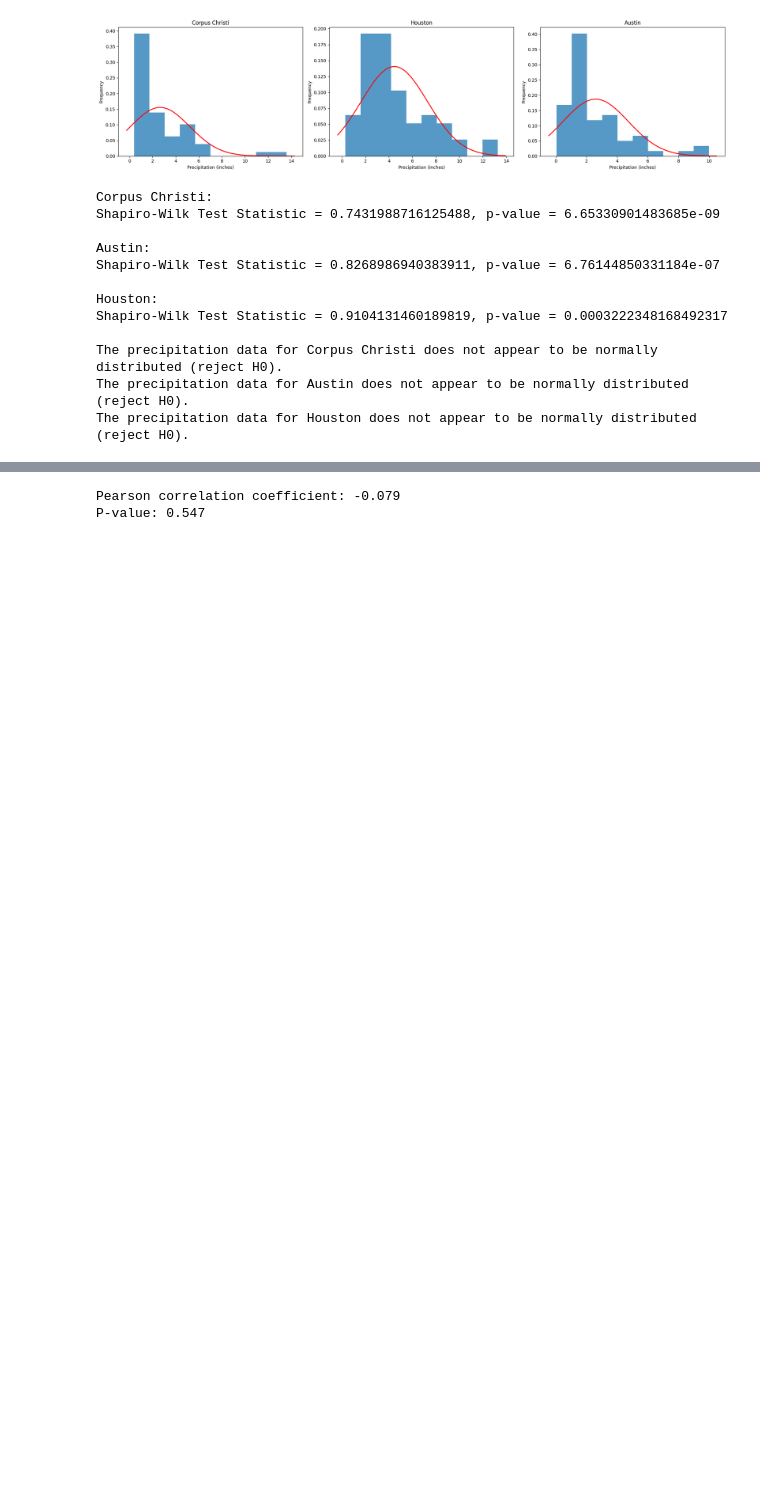
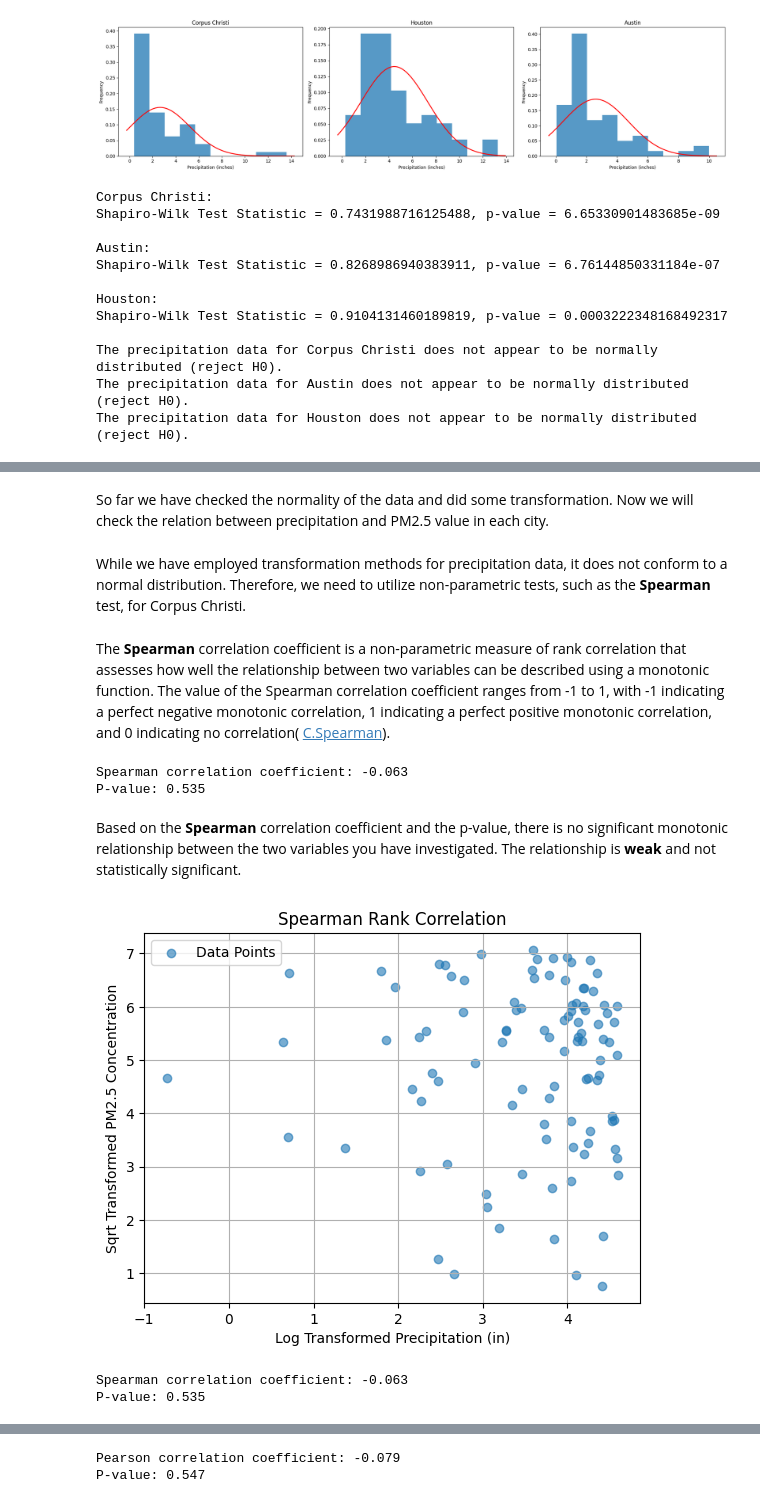
Before and after one commit to dhrutijoshi11/HypothesisTesting, a Jupyter notebook: Precipitation_PM_2_5_HN.ipynb, the cells around one changed output, grey strips where cells are left out. Saved outputs shown, nothing was run; the diff lists cells and outputs as text; code cells hidden in the pictures; blank space fills up the shorter version.

```diff
--- a/Precipitation_PM_2_5_HN.ipynb
+++ b/Precipitation_PM_2_5_HN.ipynb
@@ -545,0 +474,55 @@ Paired t-test statistic: 31.55059717573326, p-value: 1.2238922875724504e-38
+# %% [markdown]
+So far we have checked the normality of the data and did some transformation. Now we will check the relation between precipitation and PM2.5 value in each city.
+# %% [markdown]
+While we have employed transformation methods for precipitation data, it does not conform to a normal distribution. Therefore, we need to utilize non-parametric tests, such as the **Spearman** test, for Corpus Christi.
+# %% [markdown]
+The **Spearman** correlation coefficient is a non-parametric measure of rank correlation that assesses how well the relationship between two variables can be described using a monotonic function. The value of the Spearman correlation coefficient ranges from -1 to 1, with -1 indicating a perfect negative monotonic correlation, 1 indicating a perfect positive monotonic correlation, and 0 indicating no correlation( [C.Spearman](https://www.jstor.org/stable/1412159?origin=crossref)).
+# %%
+from scipy.stats import spearmanr
+
+
+# Apply the log transformation to 'ppt_in' and sqrt transformation to 'Daily_Mean_PM_2_5_Concentration'
+corpus_air['log_ppt_in'] = np.log(corpus_air['ppt_in']+0.01)
+corpus_air['sqrt_Daily_Mean_PM_2_5_Concentration'] = np.sqrt(corpus_air['Daily_Mean_PM_2_5_Concentration'])
+
+# Perform Spearman rank correlation test
+spearman_corr, spearman_p_value = spearmanr(corpus_air['log_ppt_in'], corpus_air['sqrt_Daily_Mean_PM_2_5_Concentration'])
+
+print(f"Spearman correlation coefficient: {spearman_corr:.3f}")
+print(f"P-value: {spearman_p_value:.3f}")
+# %% [output]
+Spearman correlation coefficient: -0.063
+P-value: 0.535
+# %% [markdown]
+Based on the **Spearman** correlation coefficient and the p-value, there is no significant monotonic relationship between the two variables you have investigated. The relationship is **weak** and not statistically significant.
+# %%
+# Generating random data for demonstration purposes
+np.random.seed(0)  # For reproducible results
+corpus_air = pd.DataFrame({
+    'ppt_in': np.random.rand(100) * 100,
+    'Daily_Mean_PM_2_5_Concentration': np.random.rand(100) * 50
+})
+
+# Apply the log transformation to 'ppt_in' and sqrt transformation to 'Daily_Mean_PM_2_5_Concentration'
+corpus_air['log_ppt_in'] = np.log(corpus_air['ppt_in'] +0.01)  # Adding 0.01 to avoid log(0)
+corpus_air['sqrt_Daily_Mean_PM_2_5_Concentration'] = np.sqrt(corpus_air['Daily_Mean_PM_2_5_Concentration'])
+
+# Perform Spearman rank correlation test
+spearman_corr, spearman_p_value = spearmanr(corpus_air['log_ppt_in'], corpus_air['sqrt_Daily_Mean_PM_2_5_Concentration'])
+
+# Plotting the results
+plt.scatter(corpus_air['log_ppt_in'], corpus_air['sqrt_Daily_Mean_PM_2_5_Concentration'], alpha=0.6, label='Data Points')
+plt.title('Spearman Rank Correlation')
+plt.xlabel('Log Transformed Precipitation (in)')
+plt.ylabel('Sqrt Transformed PM2.5 Concentration')
+plt.legend()
+plt.grid(True)
+plt.show()
+
+# Output the Spearman correlation coefficient and p-value
+print(f"Spearman correlation coefficient: {spearman_corr:.3f}")
+print(f"P-value: {spearman_p_value:.3f}")
+# %% [output]
+[figure, added]
+Spearman correlation coefficient: -0.063
+P-value: 0.535
```
Also changed, not shown: parts of 83 cells of this notebook, 1 other file.
